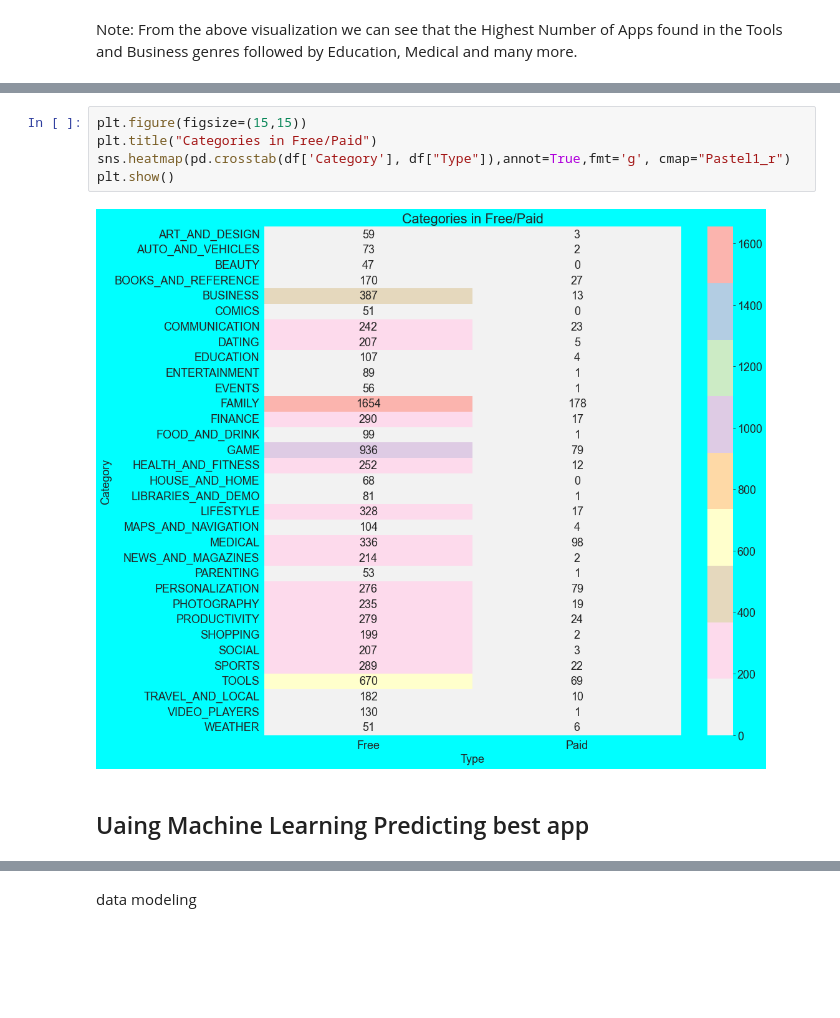
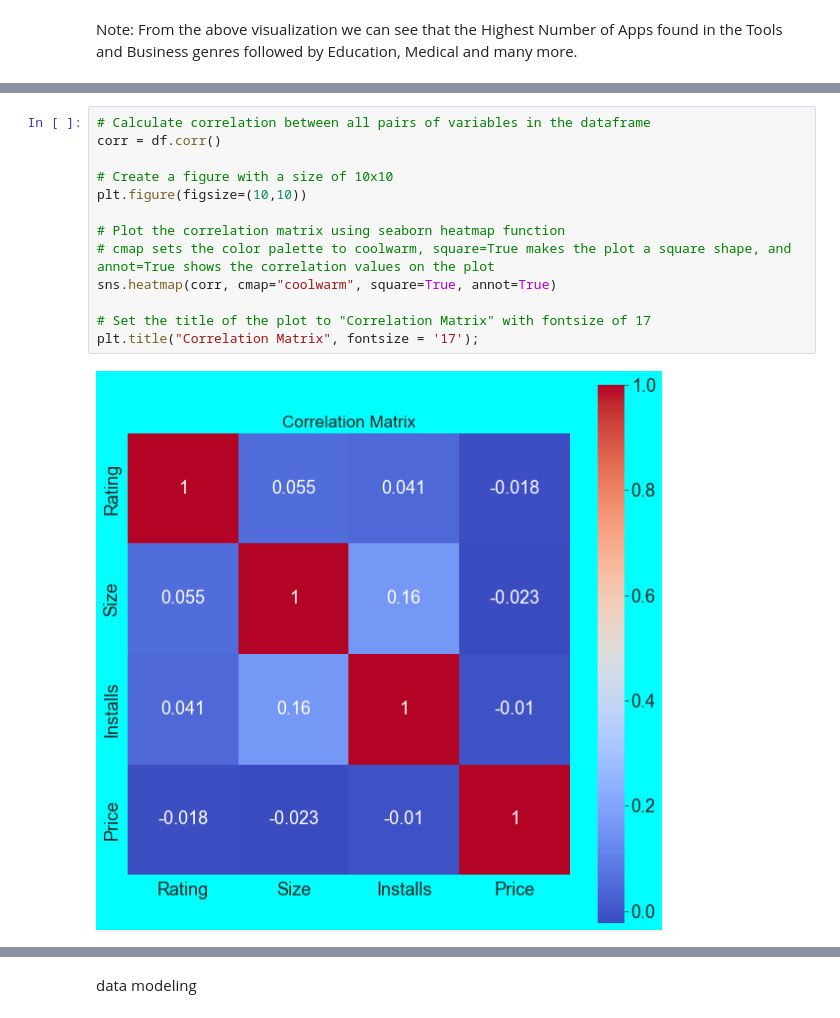
Before and after one commit to emojiworld777/google-playstore, a Jupyter notebook: google-playstore.ipynb, the cells around one changed output, grey strips where cells are left out. Drawn from its saved outputs; the diff is of its cells as text; blank space fills up the shorter version.

```diff
--- a/google-playstore.ipynb
+++ b/google-playstore.ipynb
@@ -744,9 +692,15 @@ plt.title("Correlation Matrix", fontsize = '17');
-# %%
-plt.figure(figsize=(15,15))
-plt.title("Categories in Free/Paid")
-sns.heatmap(pd.crosstab(df['Category'], df["Type"]),annot=True,fmt='g', cmap="Pastel1_r")
-plt.show()
-# %% [output]
-[figure, removed]
-# %% [markdown]
-## Uaing Machine Learning Predicting best app
+# %%
+# Calculate correlation between all pairs of variables in the dataframe
+corr = df.corr()
+
+# Create a figure with a size of 10x10
+plt.figure(figsize=(10,10))
+
+# Plot the correlation matrix using seaborn heatmap function
+# cmap sets the color palette to coolwarm, square=True makes the plot a square shape, and annot=True shows the correlation values on the plot
+sns.heatmap(corr, cmap="coolwarm", square=True, annot=True)
+
+# Set the title of the plot to "Correlation Matrix" with fontsize of 17
+plt.title("Correlation Matrix", fontsize = '17');
+# %% [output]
+[figure, added]
```
Also changed, not shown: parts of 85 cells of this notebook.
